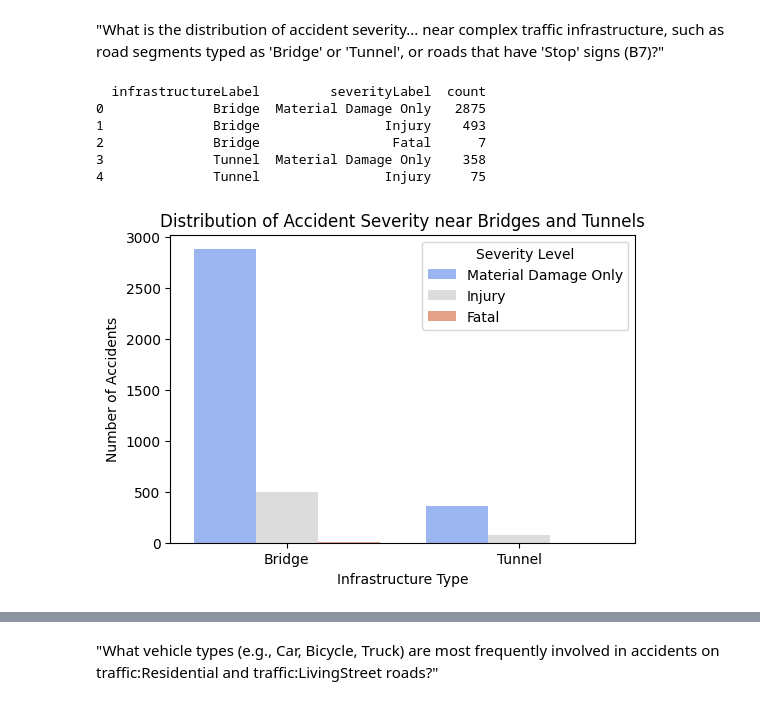
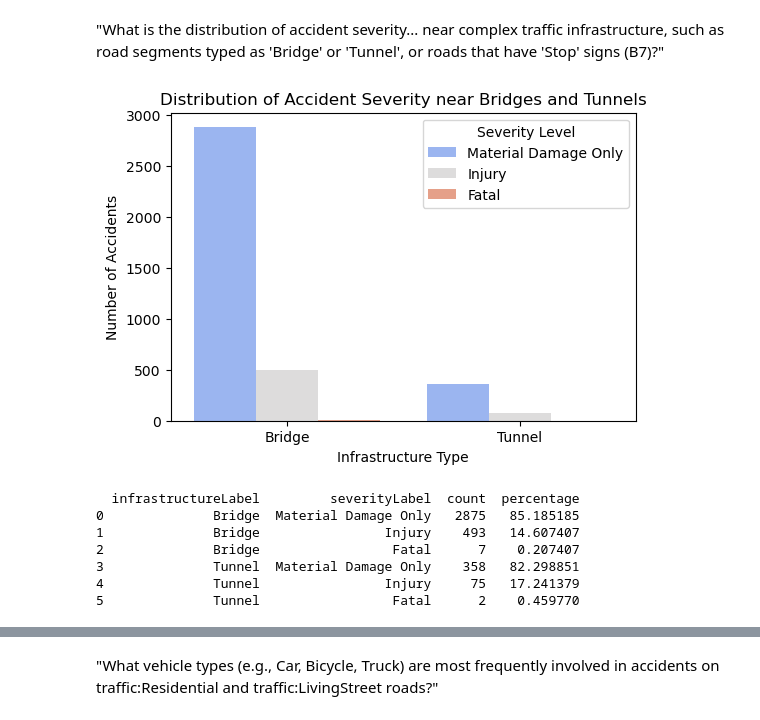
Before and after one commit to nvilacla04/TrafficOntology, a Jupyter notebook: data.ipynb, the cells around one changed output, grey strips where cells are left out. Saved outputs shown, nothing was run; the diff lists cells and outputs as text; code cells hidden in the pictures.

```diff
--- a/data.ipynb
+++ b/data.ipynb
@@ -28,35 +81,91 @@ plt.show()
 # %% [markdown]
 "What is the distribution of accident severity... near complex traffic infrastructure, such as road segments typed as 'Bridge' or 'Tunnel', or roads that have 'Stop' signs (B7)?"
 # %%
-file_path = "/Users/louisbattle/Documents/University/BscAI/Year 2/Period 1/KAD/project/data viz/query results/query2-result.csv"
-df = pd.read_csv(file_path)
-print(df.head())
+query = """
+PREFIX traffic: <http://www.semanticweb.org/nicol/ontologies/2025/9/traffic/>
+PREFIX rdfs: <http://www.w3.org/2000/01/rdf-schema#>
+PREFIX xsd: <http://www.w3.org/2001/XMLSchema#>
+
+SELECT
+    ?infrastructureLabel
+    ?severityLabel
+    (COUNT(DISTINCT ?accident) AS ?count)
+WHERE {
+  GRAPH <http://www.semanticweb.org/nicol/ontologies/2025/9/traffic/graph/categories> {
+    ?severity rdfs:label ?severityLabel .
+    FILTER(lang(?severityLabel) = "en") # Use 'en' or 'nl'
+  }
+
+  {
+    GRAPH <http://www.semanticweb.org/nicol/ontologies/2025/9/traffic/graph/accidents> {
+      ?accident traffic:occursOn ?road ;
+                traffic:hasSeverity ?severity .
+    }
+    GRAPH <http://www.semanticweb.org/nicol/ontologies/2025/9/traffic/graph/roads> {
+      ?road rdf:type ?type .
+      FILTER (?type IN (traffic:Bridge, traffic:Tunnel))
+      BIND(IF(?type = traffic:Bridge, "Bridge", "Tunnel") AS ?infrastructureLabel)
+    }
+  }
+  UNION
+  {
+    GRAPH <http://www.semanticweb.org/nicol/ontologies/2025/9/traffic/graph/accidents> {
+      ?accident traffic:occursOn ?road ;
+                traffic:hasSeverity ?severity .
+    }
+    GRAPH <http://www.semanticweb.org/nicol/ontologies/2025/9/traffic/graph/roads> {
+      ?road traffic:hasTrafficSign ?sign .
+    }
+    GRAPH <http://www.semanticweb.org/nicol/ontologies/2025/9/traffic/graph/signs> {
+      ?sign traffic:rvvCode "B7"^^xsd:token .
+    }
+    BIND("Road with Stop Sign" AS ?infrastructureLabel)
+  }
+}
+GROUP BY ?infrastructureLabel ?severityLabel
+ORDER BY ?infrastructureLabel DESC(?count)
+LIMIT 6
+"""
+#fallback in case of memoery error, uncomment the lines below and comment out the sparql_df() function
+#file_path = "/Users/louisbattle/Documents/University/BscAI/Year 2/Period 1/KAD/project/data viz/query results/query2-result.csv"
+#df = pd.read_csv(file_path)
+#print(df.head())
+
+df = sparql_df(endpoint, query)
+df = df.rename(columns={
+    "infrastructureLabel": "infrastructureLabel",
+    "severityLabel": "severityLabel",
+    "count": "count"
+})
+
+df["count"] = pd.to_numeric(df["count"], errors="coerce")
 
 plt.figure(figsize=(6,4))
 sns.barplot(
     data=df,
     x="infrastructureLabel",
     y="count",
     hue="severityLabel",
     palette="coolwarm"
 )
 plt.title("Distribution of Accident Severity near Bridges and Tunnels")
 plt.xlabel("Infrastructure Type")
 plt.ylabel("Number of Accidents")
 plt.legend(title="Severity Level")
 plt.show()
 
 df_percent = (
     df.groupby("infrastructureLabel")
       .apply(lambda x: x.assign(percentage=100 * x["count"] / x["count"].sum()))
       .reset_index(drop=True)
 )
 print(df_percent)
 # %% [output]
+[figure, new version]
-  infrastructureLabel         severityLabel  count
-0              Bridge  Material Damage Only   2875
-1              Bridge                Injury    493
-2              Bridge                 Fatal      7
-3              Tunnel  Material Damage Only    358
-4              Tunnel                Injury     75
+  infrastructureLabel         severityLabel  count  percentage
+0              Bridge  Material Damage Only   2875   85.185185
+1              Bridge                Injury    493   14.607407
+2              Bridge                 Fatal      7    0.207407
+3              Tunnel  Material Damage Only    358   82.298851
+4              Tunnel                Injury     75   17.241379
+5              Tunnel                 Fatal      2    0.459770
-[figure, old version]
```
Also changed, not shown: parts of 8 cells of this notebook, 7 other files.
